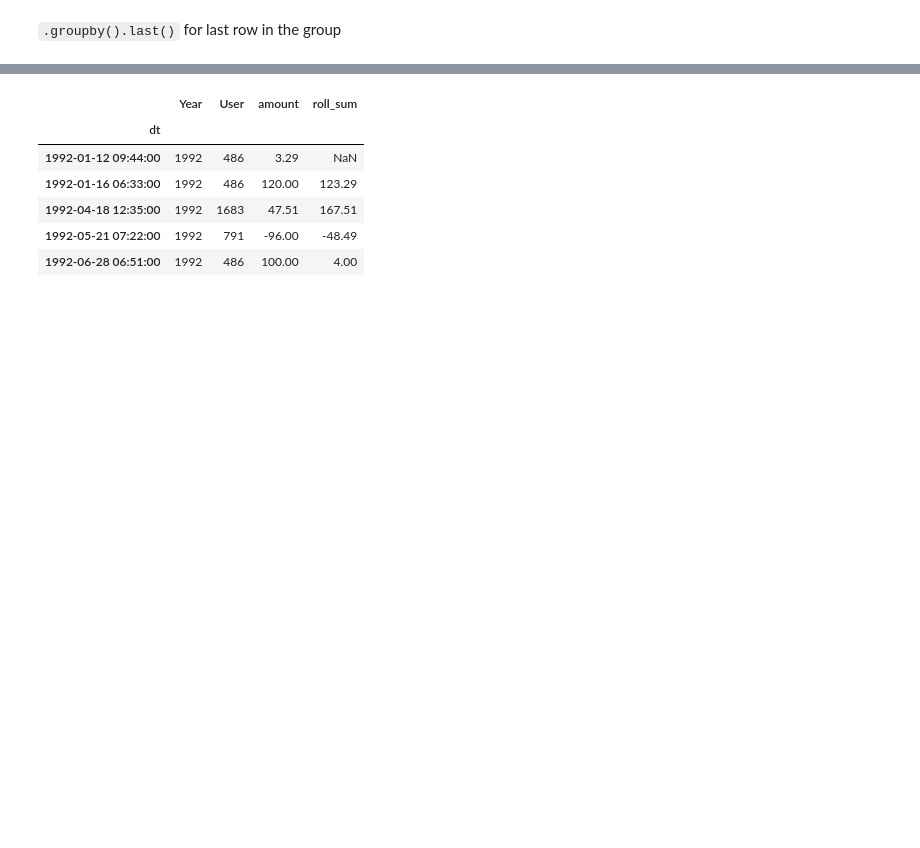
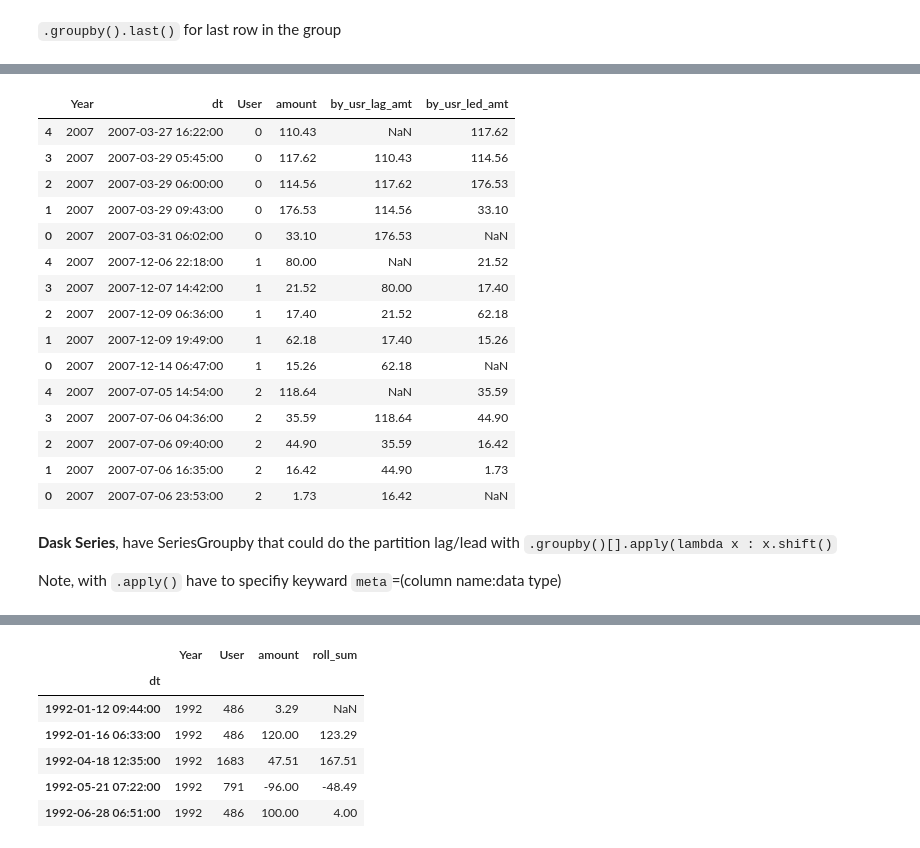
Before and after one commit to pbdanny/PythonProject, a Jupyter notebook: Dask/notebook/dask_timeseries.ipynb, the cells around one changed output, grey strips where cells are left out. Cells and saved outputs as stored; diff of their text form; code cells hidden in the pictures; blank space fills up the shorter version.

```diff
--- a/Dask/notebook/dask_timeseries.ipynb
+++ b/Dask/notebook/dask_timeseries.ipynb
@@ -274,0 +135,25 @@ timed_idx_ddf = ddf_samp.set_index("dt", sort=True)
+# %%
+# Pandas style
+pdf = sample_ddf.compute()
+(pdf
+ .sort_values(["User", "dt"], ascending=True)
+ .assign(by_usr_lag_amt = lambda x : x.groupby("User")["amount"].shift(1))
+ .assign(by_usr_led_amt = lambda x : x.groupby("User")["amount"].shift(-1))
+)
+# %% [output]
+|  | Year | dt | User | amount | by_usr_lag_amt | by_usr_led_amt |
+| 4 | 2007 | 2007-03-27 16:22:00 | 0 | 110.43 | NaN | 117.62 |
+| 3 | 2007 | 2007-03-29 05:45:00 | 0 | 117.62 | 110.43 | 114.56 |
+| 2 | 2007 | 2007-03-29 06:00:00 | 0 | 114.56 | 117.62 | 176.53 |
+| 1 | 2007 | 2007-03-29 09:43:00 | 0 | 176.53 | 114.56 | 33.10 |
+| 0 | 2007 | 2007-03-31 06:02:00 | 0 | 33.10 | 176.53 | NaN |
+| 4 | 2007 | 2007-12-06 22:18:00 | 1 | 80.00 | NaN | 21.52 |
+| 3 | 2007 | 2007-12-07 14:42:00 | 1 | 21.52 | 80.00 | 17.40 |
+| 2 | 2007 | 2007-12-09 06:36:00 | 1 | 17.40 | 21.52 | 62.18 |
+| 1 | 2007 | 2007-12-09 19:49:00 | 1 | 62.18 | 17.40 | 15.26 |
+| 0 | 2007 | 2007-12-14 06:47:00 | 1 | 15.26 | 62.18 | NaN |
+| 4 | 2007 | 2007-07-05 14:54:00 | 2 | 118.64 | NaN | 35.59 |
+| 3 | 2007 | 2007-07-06 04:36:00 | 2 | 35.59 | 118.64 | 44.90 |
+| 2 | 2007 | 2007-07-06 09:40:00 | 2 | 44.90 | 35.59 | 16.42 |
+| 1 | 2007 | 2007-07-06 16:35:00 | 2 | 16.42 | 44.90 | 1.73 |
+| 0 | 2007 | 2007-07-06 23:53:00 | 2 | 1.73 | 16.42 | NaN |
@@ -274,0 +167,4 @@ timed_idx_ddf = ddf_samp.set_index("dt", sort=True)
+# %% [markdown]
+**Dask Series**, have SeriesGroupby that could do the partition lag/lead with `.groupby()[].apply(lambda x : x.shift()`
+
+Note, with `.apply()` have to specifiy keyward `meta`=(column name:data type)
```
Also changed, not shown: parts of 65 cells of this notebook.
